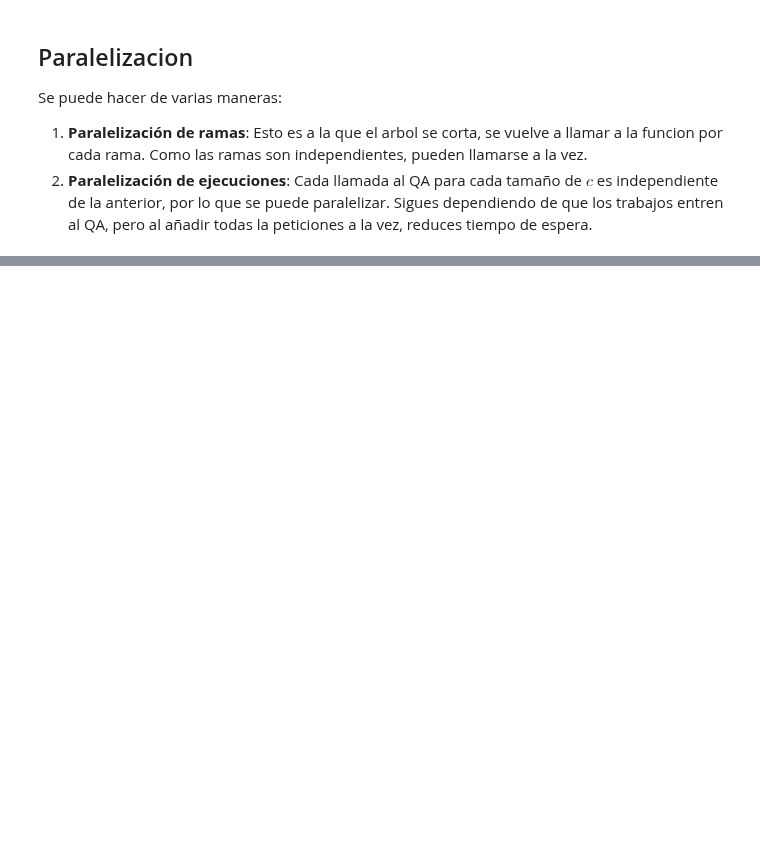
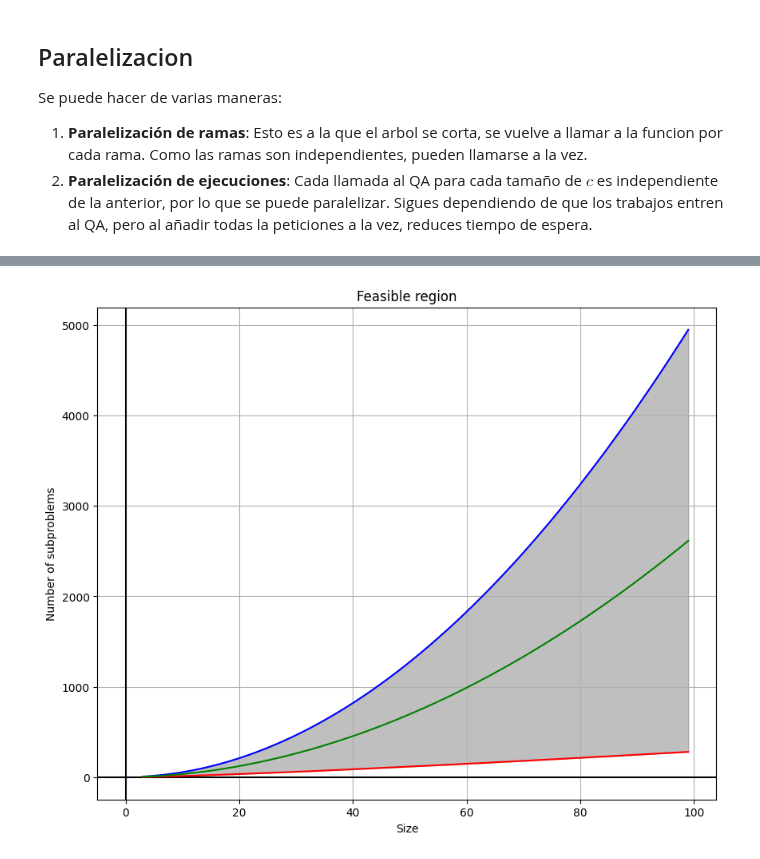
Before and after one commit to Nicofero/PhyloTree_ReConst, a Jupyter notebook: qa_phylo_tree.ipynb, the cells around one changed output, grey strips where cells are left out. Saved outputs shown, nothing was run; the diff lists cells and outputs as text; code cells hidden in the pictures; blank space fills up the shorter version.

```diff
--- a/qa_phylo_tree.ipynb
+++ b/qa_phylo_tree.ipynb
@@ -1388,0 +1387,31 @@ Se puede hacer de varias maneras:
+# %%
+def max_iter(x):
+    iter = x*(x+1)/2
+    return iter
+
+def min_iter(x):
+    iter = np.ceil((x/2)*np.log2(x/2))
+    return iter
+
+x = np.arange(3,100)
+y1 = max_iter(x)
+y2 = min_iter(x)
+
+
+mean = (y1+y2)/2
+
+fig, ax = plt.subplots(figsize=(10,8))
+
+ax.axhline(y=0, color='k')
+ax.axvline(x=0, color='k')
+plt.plot(x, y1, linestyle='-', color='blue')
+plt.plot(x, y2, linestyle='-', color='red')
+plt.plot(x, mean, linestyle='-', color='green')
+plt.fill_between(x, y1, y2, color='gray', alpha=0.5, label='Feasible Region')
+plt.xlabel('Size')
+plt.ylabel('Number of subproblems')
+plt.title('Feasible region')
+plt.grid(True)
+plt.show()
+# %% [output]
+[figure, added]
```
Also changed, not shown: parts of 12 cells of this notebook, 2 other files.
